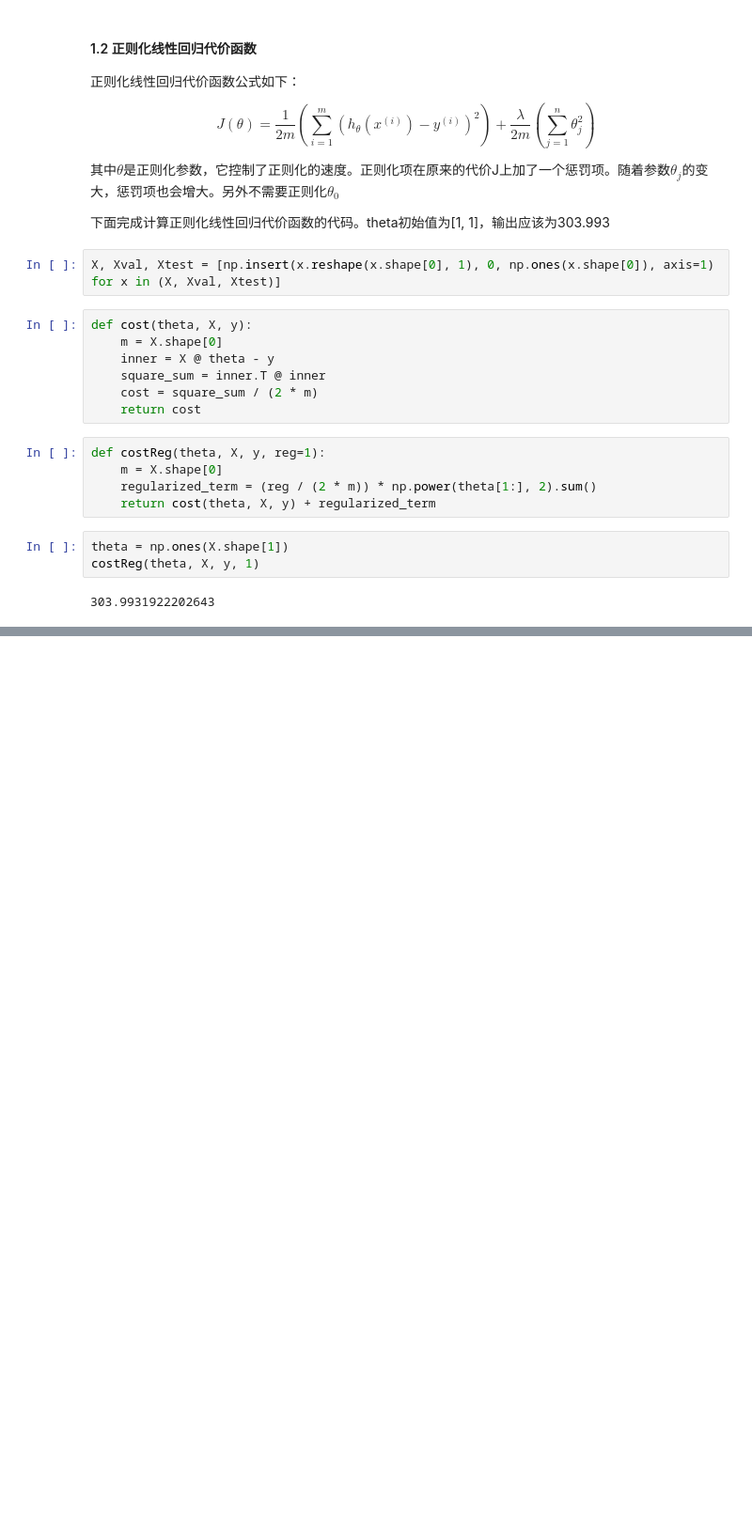
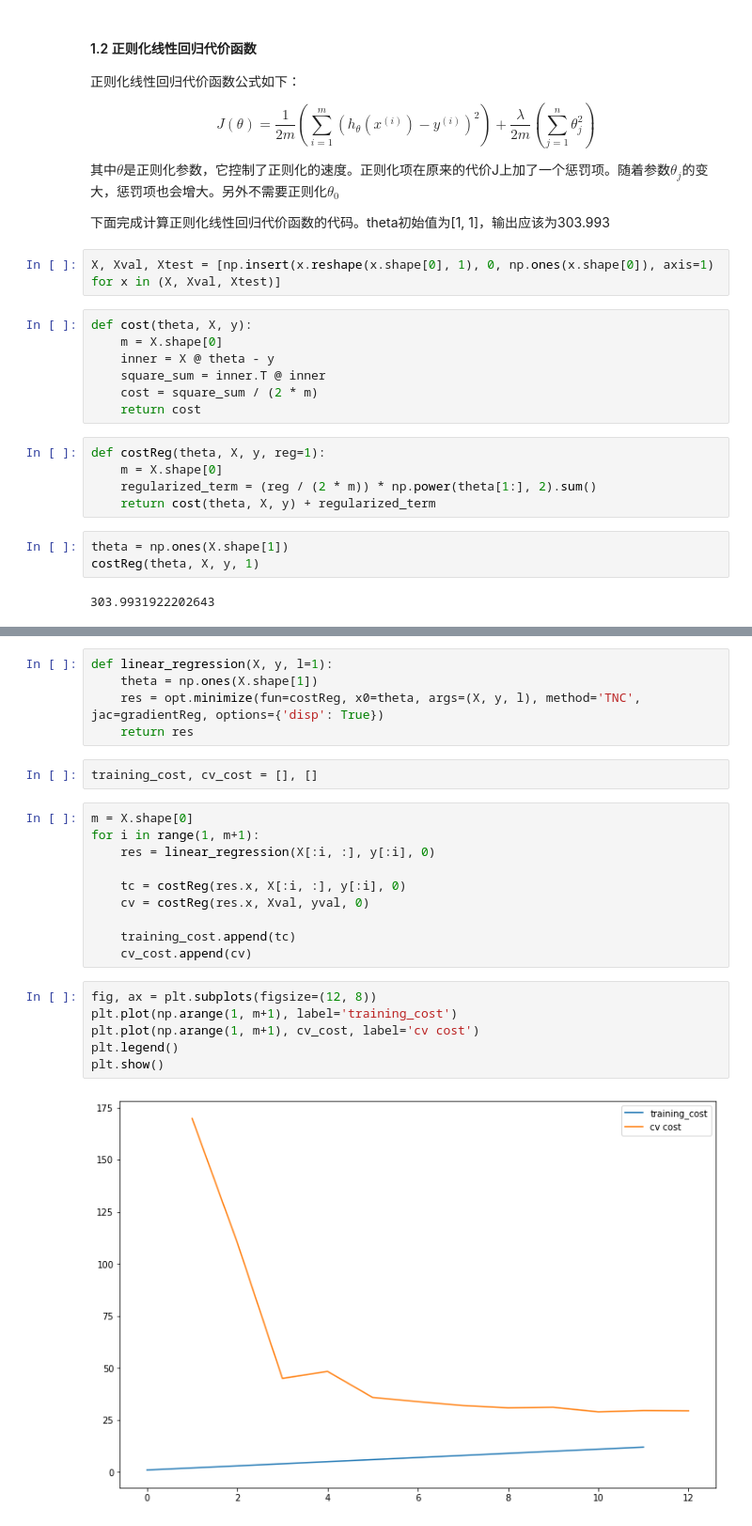
Before and after one commit to FCBleomessi10/NG-MachineLearning-python, a Jupyter notebook: 偏差和方差、训练集&验证集&测试集/偏差和方差、训练集&验证集&测试集.ipynb, the cells around one changed output, grey strips where cells are left out. Shown: that part at 94% size. Cells and saved outputs as stored; diff of their text form; blank space fills up the shorter version.

```diff
--- a/偏差和方差、训练集&验证集&测试集/偏差和方差、训练集&验证集&测试集.ipynb
+++ b/偏差和方差、训练集&验证集&测试集/偏差和方差、训练集&验证集&测试集.ipynb
@@ -74,0 +129,25 @@ def gredient(theta, X, y):
+# %%
+def linear_regression(X, y, l=1):
+    theta = np.ones(X.shape[1])
+    res = opt.minimize(fun=costReg, x0=theta, args=(X, y, l), method='TNC', jac=gradientReg, options={'disp': True})
+    return res
+# %%
+training_cost, cv_cost = [], []
+# %%
+m = X.shape[0]
+for i in range(1, m+1):
+    res = linear_regression(X[:i, :], y[:i], 0)
+
+    tc = costReg(res.x, X[:i, :], y[:i], 0)
+    cv = costReg(res.x, Xval, yval, 0)
+
+    training_cost.append(tc)
+    cv_cost.append(cv)
+# %%
+fig, ax = plt.subplots(figsize=(12, 8))
+plt.plot(np.arange(1, m+1), label='training_cost')
+plt.plot(np.arange(1, m+1), cv_cost, label='cv cost')
+plt.legend()
+plt.show()
+# %% [output]
+[figure, added]
```
Also changed, not shown: parts of 16 cells of this notebook.
